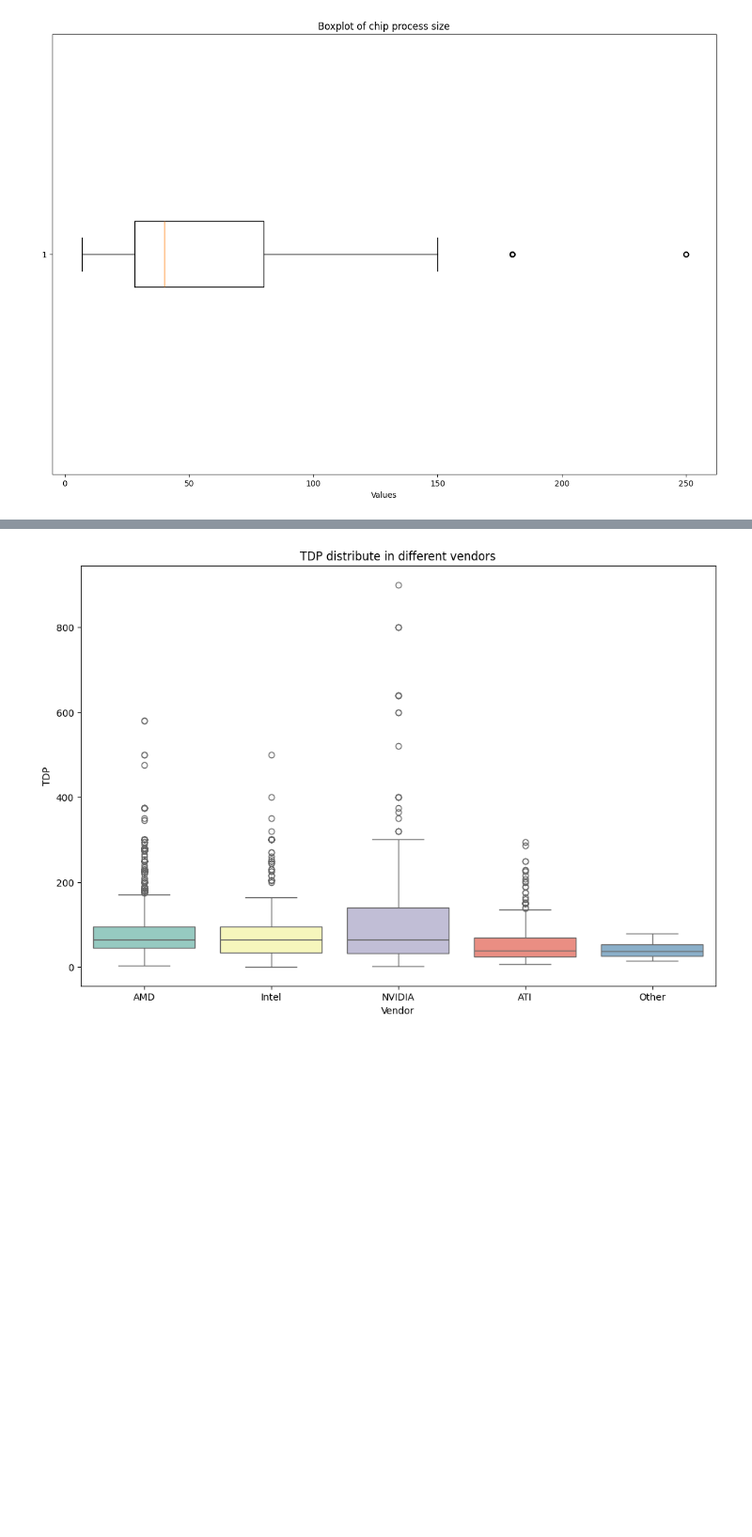
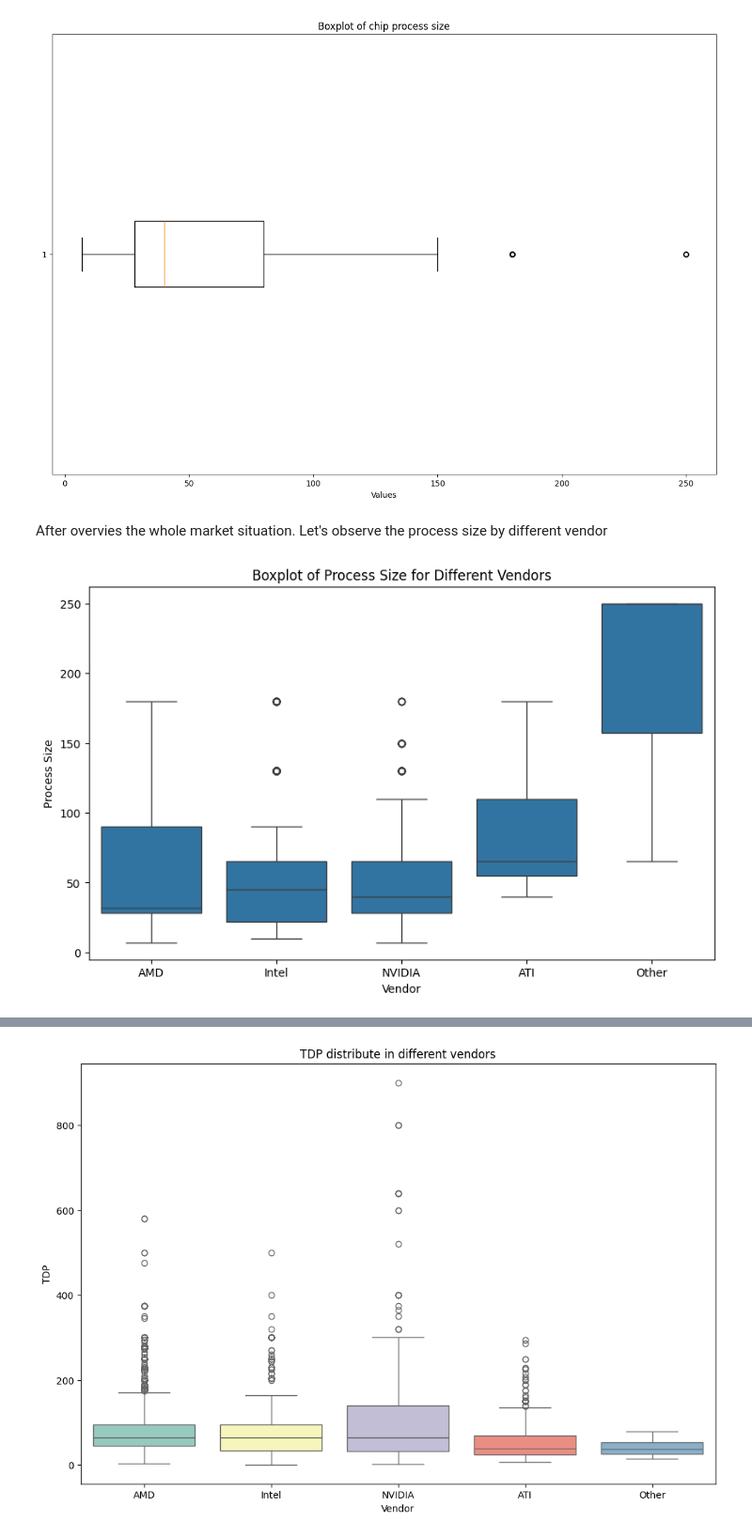
Before and after one commit to Zhengnan817/Project-3-Data-Reconstruction-and-Analysis, a Jupyter notebook: data_reconstruction_and_analysis.ipynb, the cells around one changed output, grey strips where cells are left out. Shown at 94% size. Saved outputs shown, nothing was run; the diff lists cells and outputs as text; code cells hidden in the pictures; blank space fills up the shorter version.

```diff
--- a/data_reconstruction_and_analysis.ipynb
+++ b/data_reconstruction_and_analysis.ipynb
@@ -123,3 +139,9 @@ process_size_sns = EDA_part.process_size_sns()
 process_size_plt = EDA_part.process_size_plt()
 # %% [output]
 [figure]
+# %% [markdown]
+After overvies the whole market situation. Let's observe the process size by different vendor
+# %%
+process_size_vendor = EDA_part.process_size_vendor_sns()
+# %% [output]
+[figure, added]
```
Also changed, not shown: parts of 29 cells of this notebook, 5 other files.
